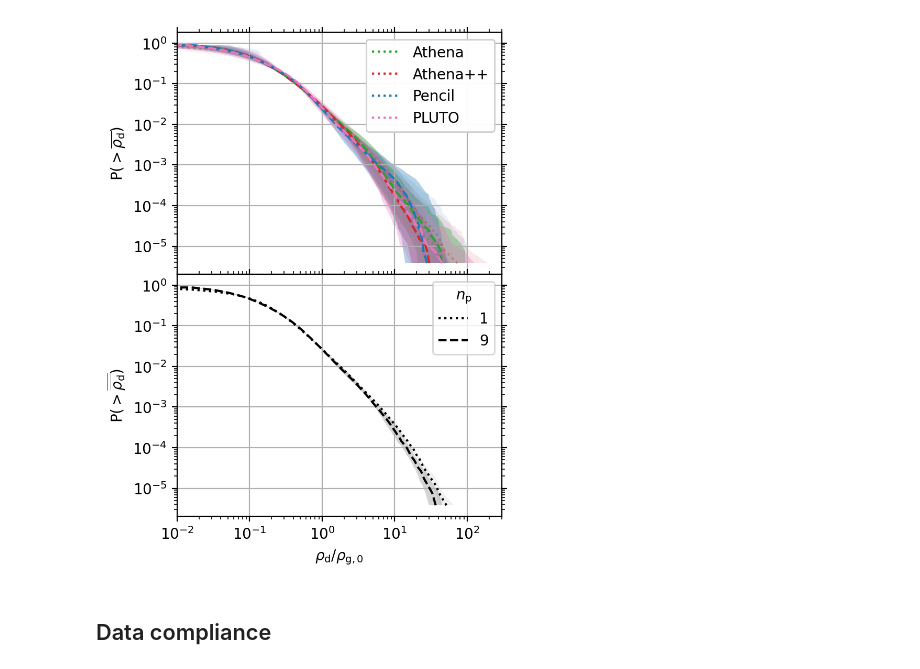
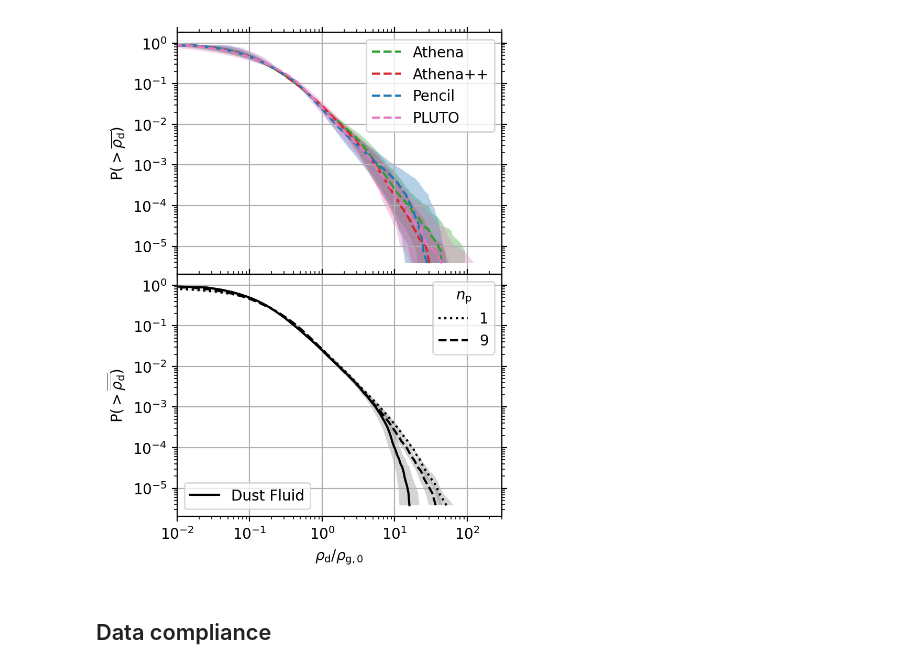
Before and after one commit to pfitsplus/sicc, a Jupyter notebook: unstratified/BA/512/BA-512-np9.ipynb, the cells around one changed output. Saved outputs shown, nothing was run; the diff lists cells and outputs as text; code cells hidden in the pictures.

```diff
--- a/unstratified/BA/512/BA-512-np9.ipynb
+++ b/unstratified/BA/512/BA-512-np9.ipynb
@@ -176,12 +320,24 @@ np1 Pencil samples
 # %%
 #===============================================================================
 times = [20, 50, 100]  # [T]
+
+runs = {
+    f'dust_particles': {
+        'ls': 'dotted',
+        'codes' : {
+            'Athena':       'tab:green',
+            'Athena++':     'tab:red',
+            'Pencil':       'tab:blue',
+            'PLUTO':        'tab:pink',
+        }
+    }
+}
 
 # Plot
 fig, axs = plt.subplots(nrows=2, sharex=True, figsize=(4, 6), dpi=200)
 indices = -np.unique(np.logspace(np.log2(res**2), 0, num=100, base=2,
                      dtype=int))
-c_handles = []
+c_handles, handles = [], []
 for n_p in n_ps:
     n_p_stack = []
     for key, value in runs.items():
@@ -202,47 +358,85 @@ for n_p in n_ps:
             avgs = np.take_along_axis(avgs, indices, 0)
             stds = np.take_along_axis(stds, indices, 0)
             if n_p == 'np1':
-                alpha = 0.33
+                alpha = 1.0
                 ls = value['ls']
                 hatch = None
-                c_handles.append(axs[0].plot([],[], c=color, label=code,
-                                             ls=ls)[0])
             else:
                 alpha = 1.0
                 ls = 'dashed'
-            axs[0].plot(avgs, cdf, alpha=alpha, c=color, ls=ls)
-            axs[0].fill_betweenx(cdf, avgs/stds, avgs*stds, alpha=alpha/3,
-                                 color=color, ec=None)
+                c_handles.append(axs[0].plot([],[], c=color, label=code,
+                                             ls=ls)[0])
+                axs[0].plot(avgs, cdf, alpha=alpha, c=color, ls=ls) # fold into above?
+                axs[0].fill_betweenx(cdf, avgs/stds, avgs*stds, alpha=alpha/3,
+                                    color=color, ec=None)
             n_p_stack.append(avgs)
     n_p_stack = np.asarray(n_p_stack)
-    avg = np.average(n_p_stack, axis=0)
+    mean = np.mean(n_p_stack, axis=0)
     std = np.exp(np.std(np.log(n_p_stack), axis=0))
-    axs[1].plot(avg, cdf, c='k', label=n_p[-1], ls=ls)
-    axs[1].fill_betweenx(cdf, avg/std, avg*std, alpha=alpha/3, color='tab:gray',
+    handles.append(axs[1].plot(mean, cdf, c='k', label=n_p[-1], ls=ls)[0])
+    axs[1].fill_betweenx(cdf, mean/std, mean*std, alpha=alpha/3, color='tab:gray',
                          ec=None)
+axs[1].add_artist(axs[1].legend(framealpha=0.75, handles=handles, loc='upper right',
+                                title=r'$n_\mathrm{p}$'))
 
-# Custom legends
-axs[0].add_artist(axs[0].legend(handles=c_handles))
+# Add dust fluid
+runs = {
+    'dust_fluid': {
+        'ls': 'solid',
+        'codes' : {
+            'Athena++':     'tab:purple',
+            'FARGO3D':      'tab:olive',
+            'Idefix':       'tab:orange',
+            'LA-COMPASS':   'tab:cyan',
+            'PLUTO':        'tab:brown'
+        }
+    }
+}
+for key, value in runs.items():
+    key_stack, handles = [], []
+    for code, color in value['codes'].items():
+        path = f'{root}/{key}/{code}'
+        rhods = []
+        for i, time in enumerate(times):
+            snapshot = np.load(f'{path}/{time}.npz')
+            sort = np.sort(snapshot['rhod'], axis=None)
+            rhods.append(sort)
+        rhods = np.asarray(rhods)
+        avgs = np.average(rhods, axis=0)
+        cdf = np.linspace(1, 0, avgs.size, endpoint=False)
+        log = np.log(np.clip(rhods, 1e-45, None))
+        std_log = np.std(log, axis=0)
+        stds = np.clip(np.exp(std_log), None, 3)
+        cdf = np.take_along_axis(cdf, indices, 0)
+        avgs = np.take_along_axis(avgs, indices, 0)
+        stds = np.take_along_axis(stds, indices, 0)
+        key_stack.append(avgs)
+    key_stack = np.asarray(key_stack)
+    mean = np.mean(key_stack, axis=0)
+    std = np.exp(np.std(np.log(key_stack), axis=0))
+    handles.append(axs[1].plot(mean, cdf, c='k', label='Dust Fluid', ls=value['ls'])[0])
+    axs[1].add_artist(axs[1].legend(framealpha=0.5, handles=handles, loc='lower left'))
+    axs[1].fill_betweenx(cdf, mean/std, mean*std, alpha=0.33, color='tab:gray',
+                         ec=None)
 
 # Format plots
 for ax in axs:
     ax.grid()
     ax.minorticks_on()
     ax.set(xscale='log', yscale='log')
     ax.tick_params(axis='both', which='both', top=True, right=True)
 axs[0].legend()
 axs[0].set(ylabel=r'P$(>\overline{\rho_\mathrm{d}})$')
-axs[1].legend(title=r'$n_\mathrm{p}$')
 axs[1].set(xlim=(1e-2, 3e2),
            xlabel=r'$\rho_\mathrm{d}/\rho_\mathrm{g,0}$',
            ylabel=r'P$(>\overline{\overline{\rho_\mathrm{d}}})$')
 fig.subplots_adjust(hspace=0)
 plt.savefig(f'figs/{problem}-{res}-{n_p}_CDF.pdf', bbox_inches='tight',
             pad_inches=0.01)
 plt.savefig(f'figs/{problem}-{res}-{n_p}_CDF.png', dpi=600, bbox_inches='tight',
             pad_inches=0.01)
 # %% [output]
-[figure, old version]
+[figure, new version]
 # %% [markdown]
 ## Data compliance
 # %% [markdown]
```
Also changed, not shown: parts of 6 cells of this notebook.
